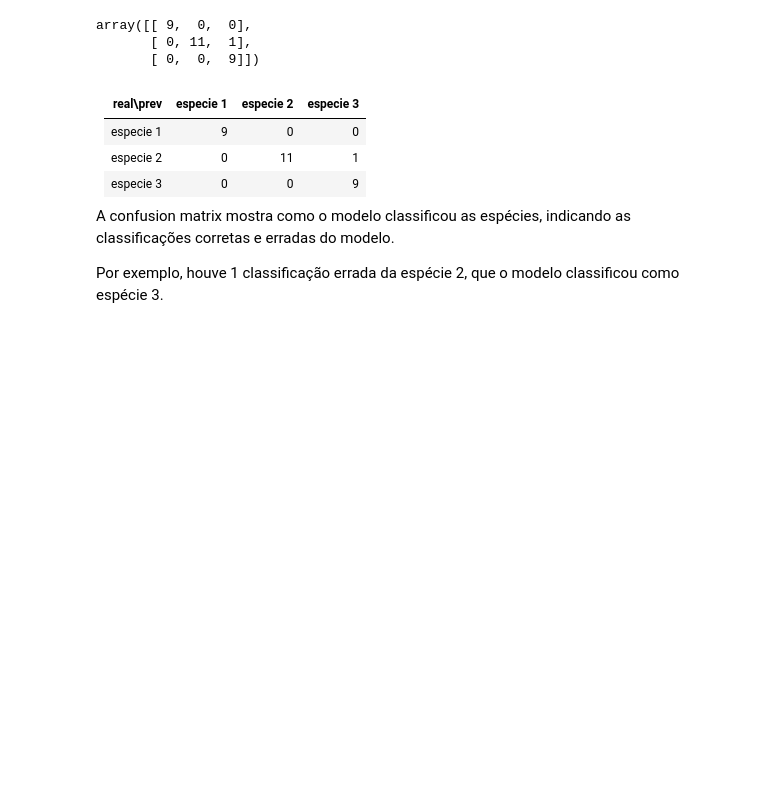
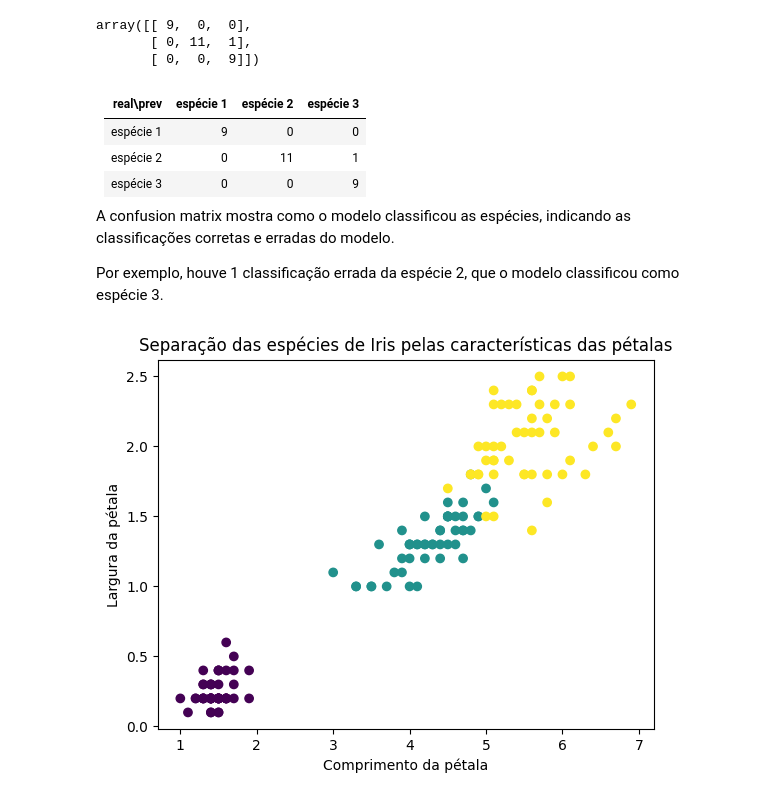
Before and after one commit to ateteu/classificacao-iris-ml, a Jupyter notebook: iris-ml.ipynb, the cells around one changed output. Saved outputs shown, nothing was run; the diff lists cells and outputs as text; code cells hidden in the pictures; blank space fills up the shorter version.

```diff
--- a/iris-ml.ipynb
+++ b/iris-ml.ipynb
@@ -136,12 +146,20 @@ array([[ 9,  0,  0],
        [ 0, 11,  1],
        [ 0,  0,  9]])
 # %% [markdown]
-| real\prev | especie 1 | especie 2 | especie 3 |
+| real\prev | espécie 1 | espécie 2 | espécie 3 |
 | ----------|-----------|-----------|-----------|
-| especie 1 |     9     |     0     |     0     |
-| especie 2 |     0     |    11     |     1     |
-| especie 3 |     0     |     0     |     9     |
+| espécie 1 |     9     |     0     |     0     |
+| espécie 2 |     0     |    11     |     1     |
+| espécie 3 |     0     |     0     |     9     |
 
 A confusion matrix mostra como o modelo classificou as espécies, indicando as classificações corretas e erradas do modelo.
 
 Por exemplo, houve 1 classificação errada da espécie 2, que o modelo classificou como espécie 3.
+# %%
+plt.scatter(x[:,2], x[:,3], c=y)
+plt.xlabel("Comprimento da pétala")
+plt.ylabel("Largura da pétala")
+plt.title("Separação das espécies de Iris pelas características das pétalas")
+plt.show()
+# %% [output]
+[figure, added]
```
Also changed, not shown: parts of 5 cells of this notebook.
